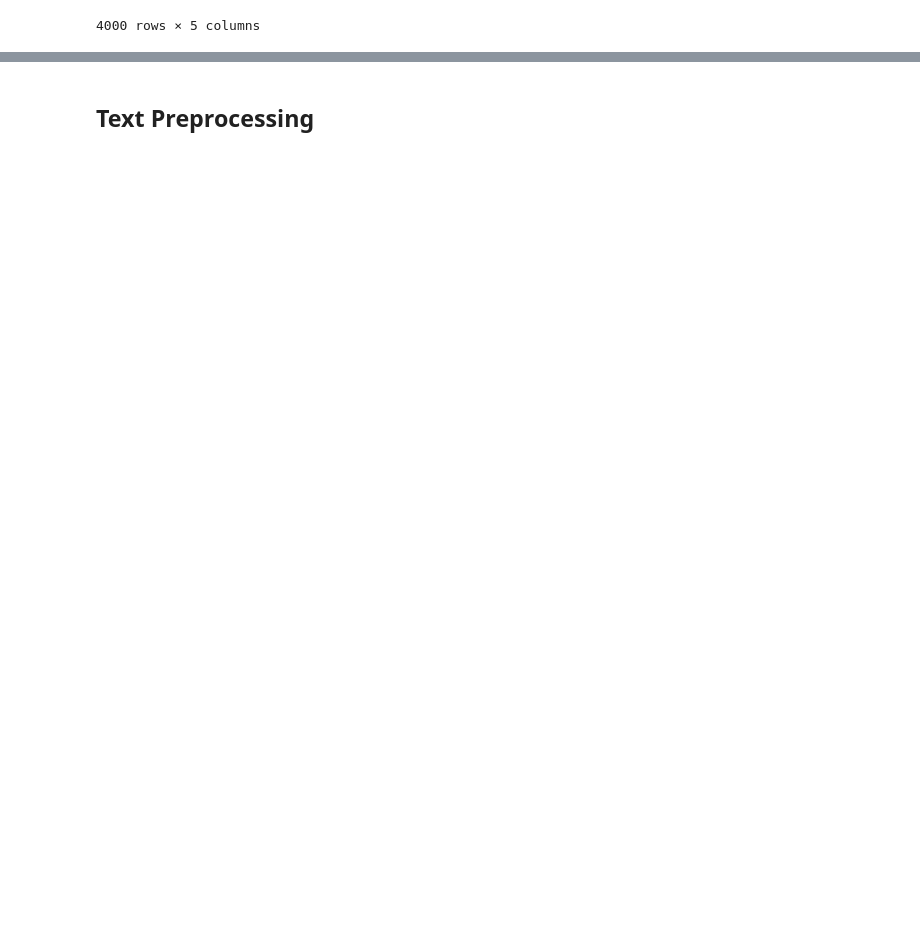
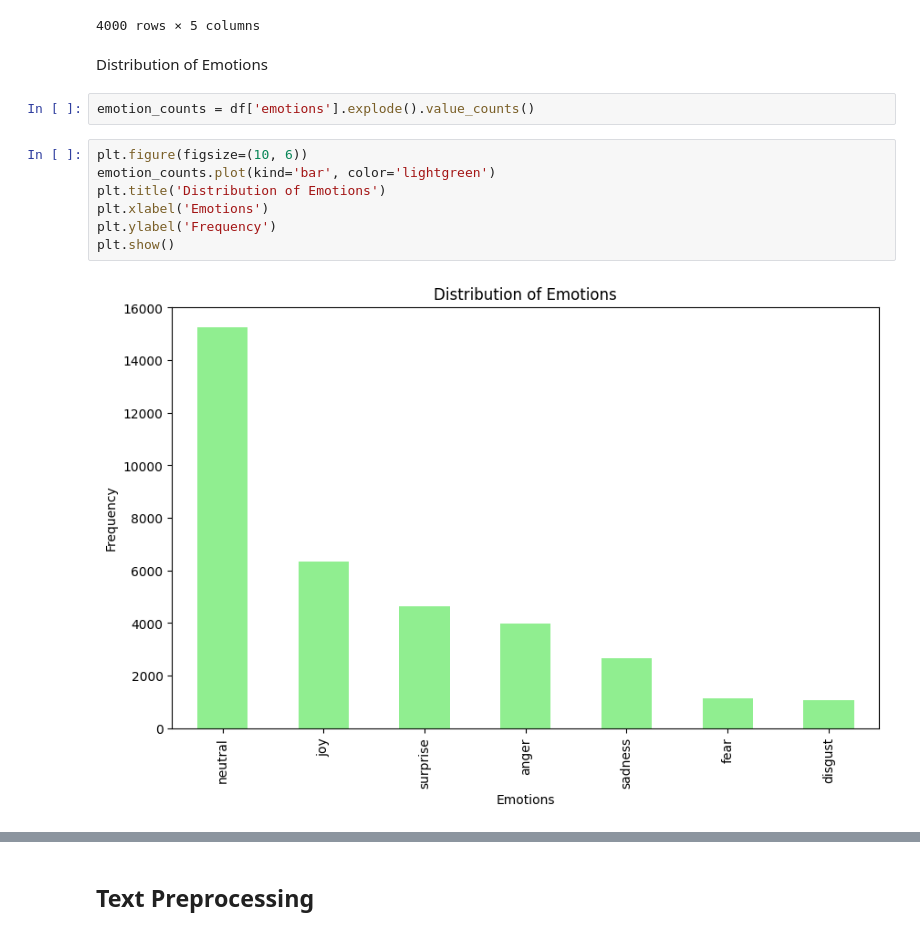
Before and after one commit to Fenriro37/ProjectNLP, a Jupyter notebook: Project_NLP.ipynb, the cells around one changed output, grey strips where cells are left out. Cells and saved outputs as stored; diff of their text form; blank space fills up the shorter version.

```diff
--- a/Project_NLP.ipynb
+++ b/Project_NLP.ipynb
@@ -90,3 +88,16 @@ df
 | 3998 | utterance_3998 | [Chandler, All, Monica, Chandler,... | [neutral, joy, neutral, neutral, ... | [Hey., Hey!, So how was Joan?, I ... | [0.0, 0.0, 0.0, 0.0, 0.0, 0.0, 0.... |
 | 3999 | utterance_3999 | [Chandler, All, Monica, Chandler,... | [neutral, joy, neutral, neutral, ... | [Hey., Hey!, So how was Joan?, I ... | [0.0, 0.0, 0.0, 0.0, 0.0, 0.0, 0.... |
 4000 rows × 5 columns
+# %% [markdown]
+Distribution of Emotions
+# %%
+emotion_counts = df['emotions'].explode().value_counts()
+# %%
+plt.figure(figsize=(10, 6))
+emotion_counts.plot(kind='bar', color='lightgreen')
+plt.title('Distribution of Emotions')
+plt.xlabel('Emotions')
+plt.ylabel('Frequency')
+plt.show()
+# %% [output]
+[figure, added]
```
Also changed, not shown: parts of 37 cells of this notebook.
